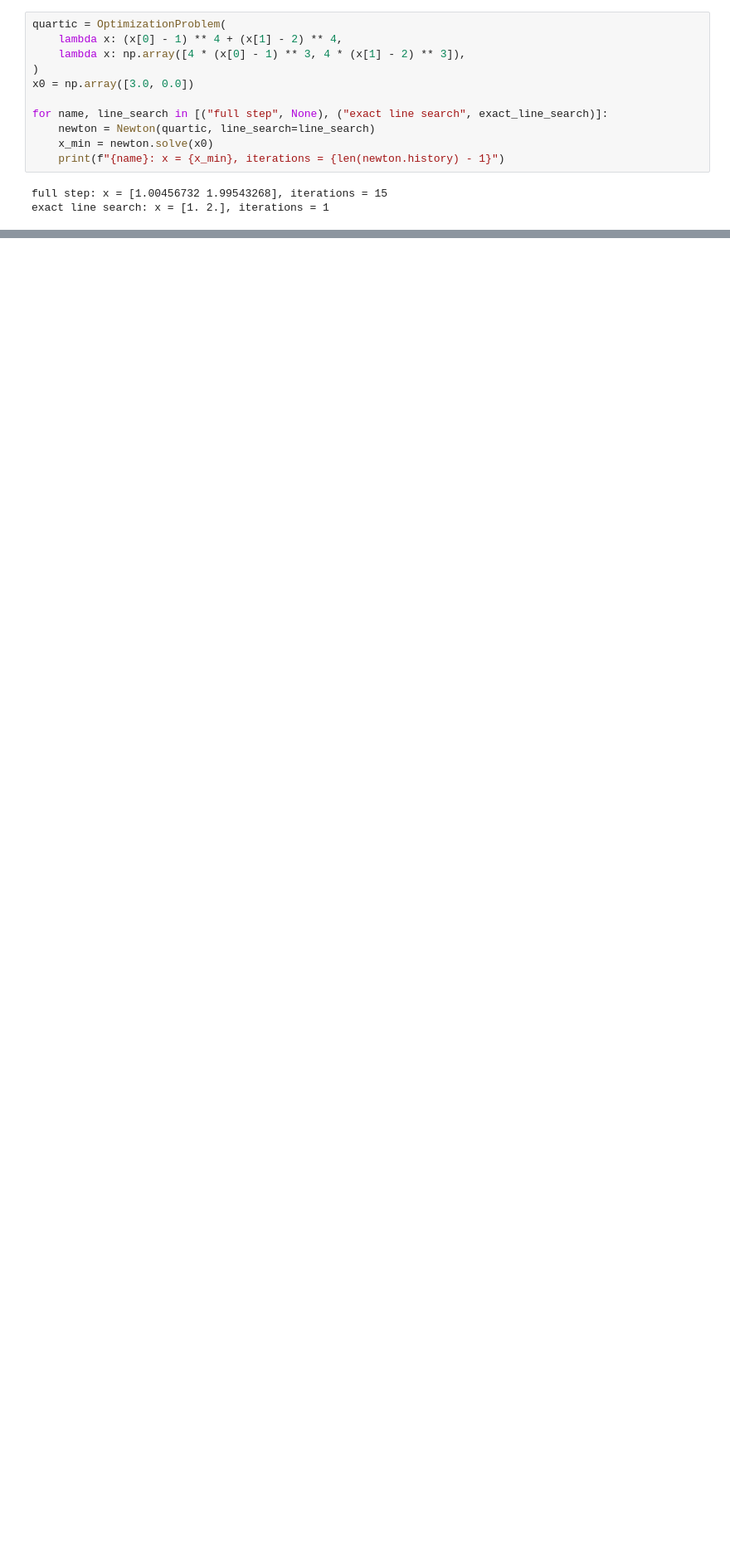
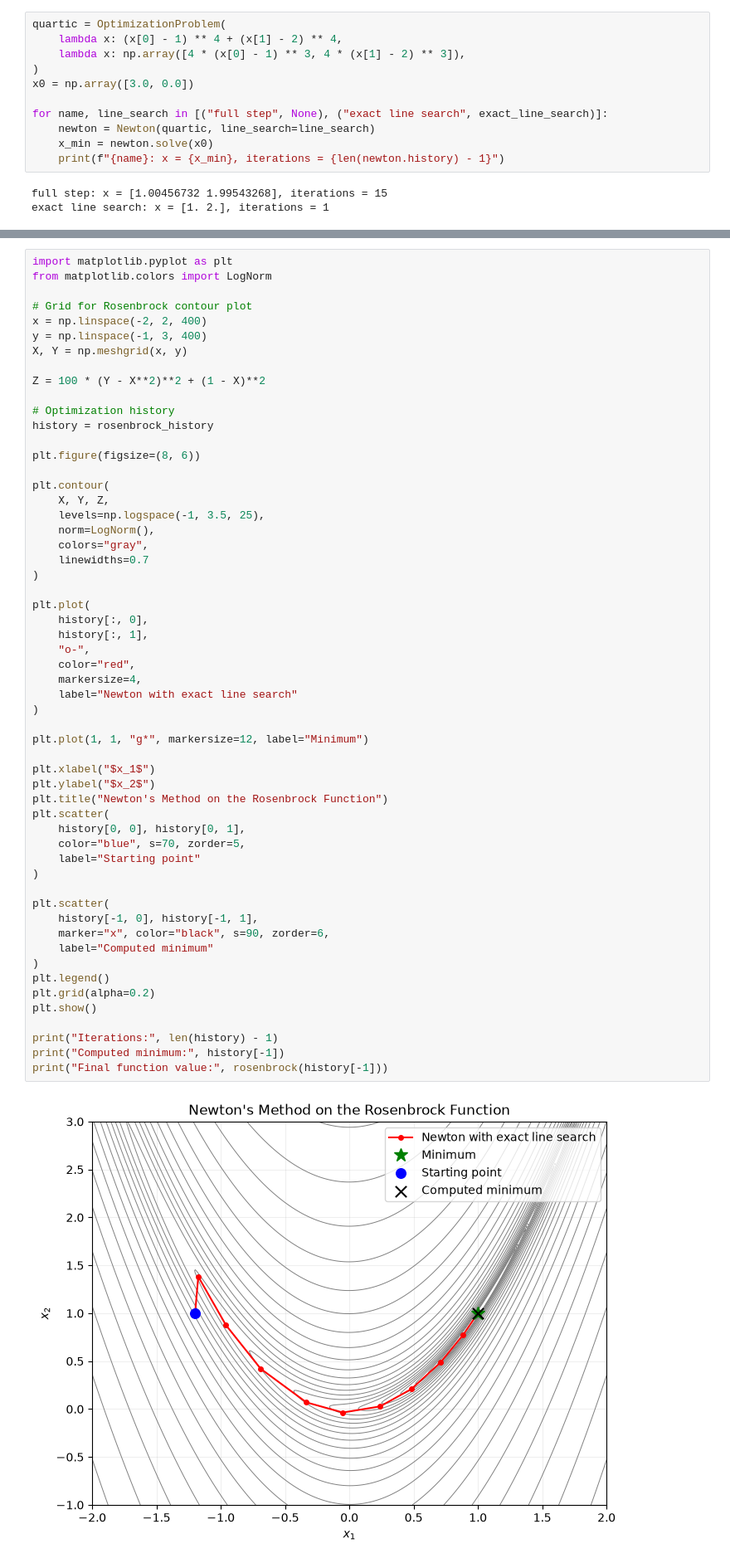
Before and after one commit to NightingaleCen/FMNN25, a Jupyter notebook: project3/main.ipynb, the cells around one changed output, grey strips where cells are left out. Shown at 83% size. Drawn from its saved outputs; the diff is of its cells as text; blank space fills up the shorter version.

Commit message:
Complete Task 5 Rosenbrock optimization

```diff
--- a/project3/main.ipynb
+++ b/project3/main.ipynb
@@ -192,0 +266,58 @@ exact line search: x = [1. 2.], iterations = 1
+# %%
+import matplotlib.pyplot as plt
+from matplotlib.colors import LogNorm
+
+# Grid for Rosenbrock contour plot
+x = np.linspace(-2, 2, 400)
+y = np.linspace(-1, 3, 400)
+X, Y = np.meshgrid(x, y)
+
+Z = 100 * (Y - X**2)**2 + (1 - X)**2
+
+# Optimization history
+history = rosenbrock_history
+
+plt.figure(figsize=(8, 6))
+
+plt.contour(
+    X, Y, Z,
+    levels=np.logspace(-1, 3.5, 25),
+    norm=LogNorm(),
+    colors="gray",
+    linewidths=0.7
+)
+
+plt.plot(
+    history[:, 0],
+    history[:, 1],
+    "o-",
+    color="red",
+    markersize=4,
+    label="Newton with exact line search"
+)
+
+plt.plot(1, 1, "g*", markersize=12, label="Minimum")
+
+plt.xlabel("$x_1$")
+plt.ylabel("$x_2$")
+plt.title("Newton's Method on the Rosenbrock Function")
+plt.scatter(
+    history[0, 0], history[0, 1],
+    color="blue", s=70, zorder=5,
+    label="Starting point"
+)
+
+plt.scatter(
+    history[-1, 0], history[-1, 1],
+    marker="x", color="black", s=90, zorder=6,
+    label="Computed minimum"
+)
+plt.legend()
+plt.grid(alpha=0.2)
+plt.show()
+
+print("Iterations:", len(history) - 1)
+print("Computed minimum:", history[-1])
+print("Final function value:", rosenbrock(history[-1]))
+# %% [output]
+[figure, added]
```
Also changed, not shown: parts of 6 cells of this notebook.
